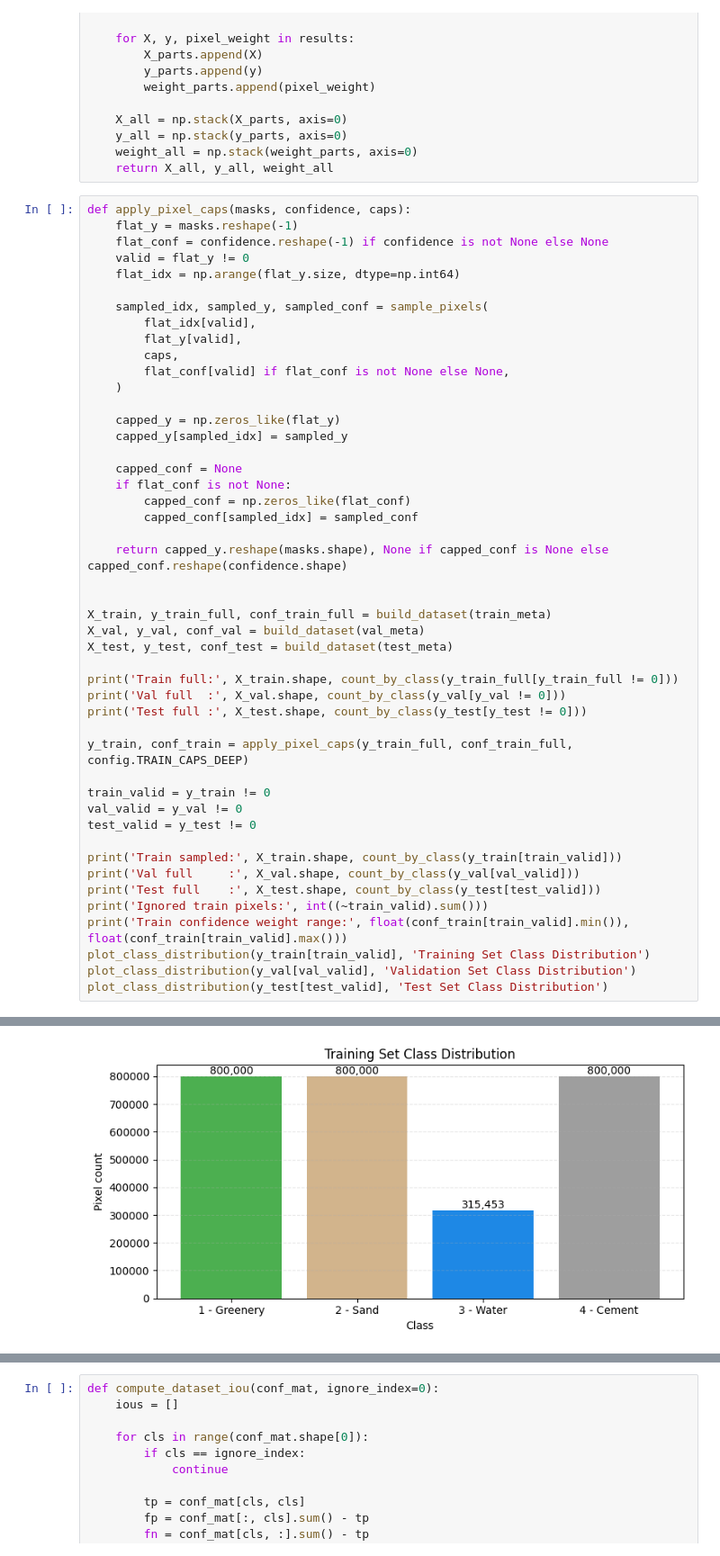
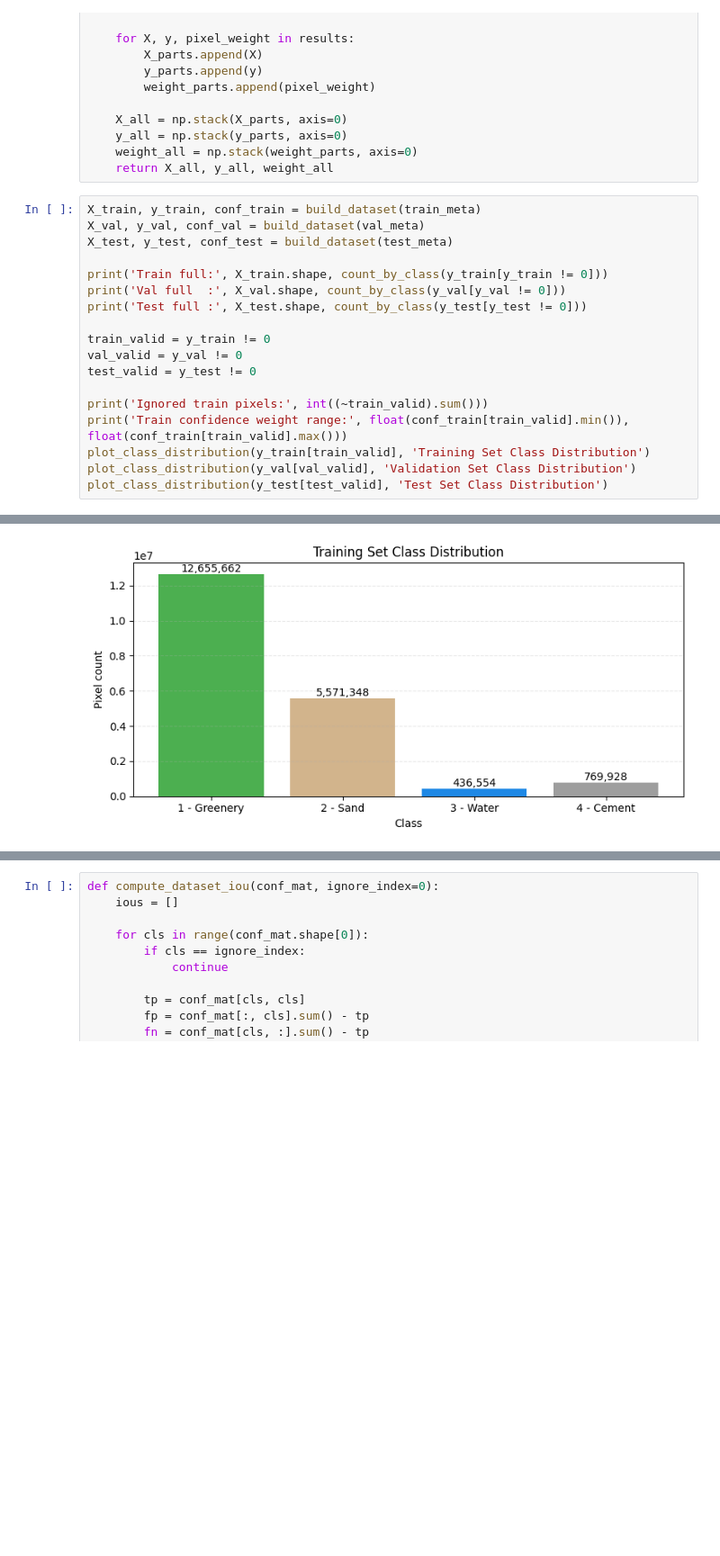
Before and after one commit to Mohamed-Ashraf273/satellite-imagery, a Jupyter notebook: train_p2.ipynb, the cells around one changed output, grey strips where cells are left out. Shown at 90% size. Cells and saved outputs as stored; diff of their text form; blank space fills up the shorter version.

```diff
--- a/train_p2.ipynb
+++ b/train_p2.ipynb
@@ -99,47 +108,18 @@ def build_dataset(split_df, n_jobs=-1):
     weight_all = np.stack(weight_parts, axis=0)
     return X_all, y_all, weight_all
 # %%
-def apply_pixel_caps(masks, confidence, caps):
-    flat_y = masks.reshape(-1)
-    flat_conf = confidence.reshape(-1) if confidence is not None else None
-    valid = flat_y != 0
-    flat_idx = np.arange(flat_y.size, dtype=np.int64)
-
-    sampled_idx, sampled_y, sampled_conf = sample_pixels(
-        flat_idx[valid],
-        flat_y[valid],
-        caps,
-        flat_conf[valid] if flat_conf is not None else None,
-    )
-
-    capped_y = np.zeros_like(flat_y)
-    capped_y[sampled_idx] = sampled_y
-
-    capped_conf = None
-    if flat_conf is not None:
-        capped_conf = np.zeros_like(flat_conf)
-        capped_conf[sampled_idx] = sampled_conf
-
-    return capped_y.reshape(masks.shape), None if capped_conf is None else capped_conf.reshape(confidence.shape)
-
-
-X_train, y_train_full, conf_train_full = build_dataset(train_meta)
+X_train, y_train, conf_train = build_dataset(train_meta)
 X_val, y_val, conf_val = build_dataset(val_meta)
 X_test, y_test, conf_test = build_dataset(test_meta)
 
-print('Train full:', X_train.shape, count_by_class(y_train_full[y_train_full != 0]))
+print('Train full:', X_train.shape, count_by_class(y_train[y_train != 0]))
 print('Val full  :', X_val.shape, count_by_class(y_val[y_val != 0]))
 print('Test full :', X_test.shape, count_by_class(y_test[y_test != 0]))
-
-y_train, conf_train = apply_pixel_caps(y_train_full, conf_train_full, config.TRAIN_CAPS_DEEP)
 
 train_valid = y_train != 0
 val_valid = y_val != 0
 test_valid = y_test != 0
 
-print('Train sampled:', X_train.shape, count_by_class(y_train[train_valid]))
-print('Val full     :', X_val.shape, count_by_class(y_val[val_valid]))
-print('Test full    :', X_test.shape, count_by_class(y_test[test_valid]))
 print('Ignored train pixels:', int((~train_valid).sum()))
 print('Train confidence weight range:', float(conf_train[train_valid].min()), float(conf_train[train_valid].max()))
 plot_class_distribution(y_train[train_valid], 'Training Set Class Distribution')
@@ -160,2 +140,2 @@ Ignored train pixels: 17731779
 Train confidence weight range: 0.33000001311302185 1.0
-[figure, old version]
+[figure, new version]
```
Also changed, not shown: parts of 13 cells of this notebook, 3 other files.
